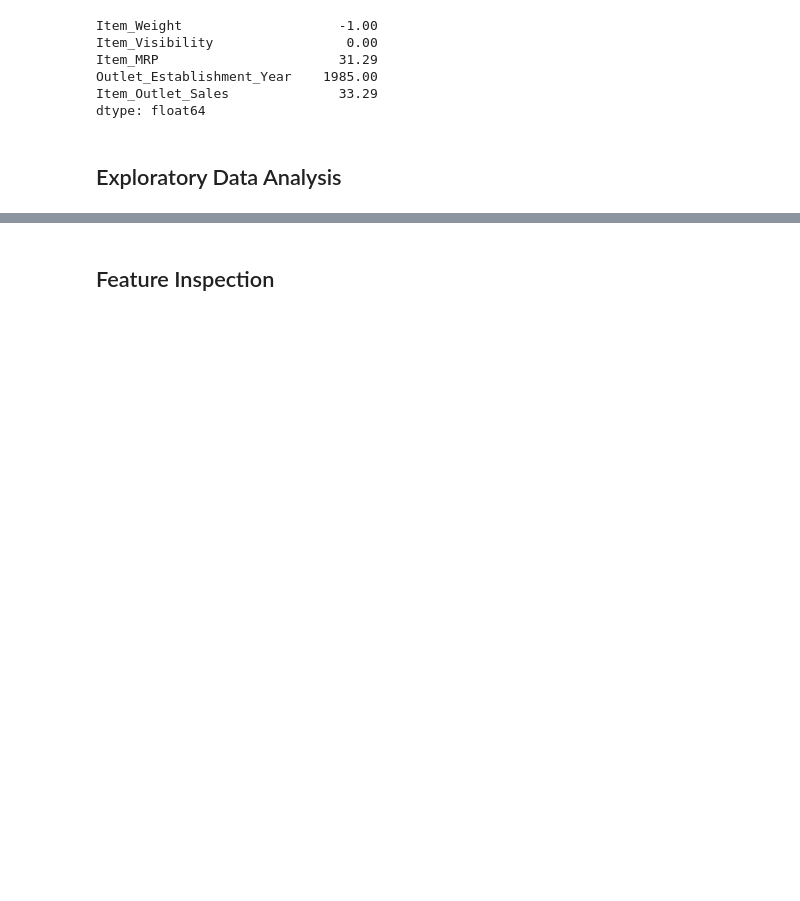
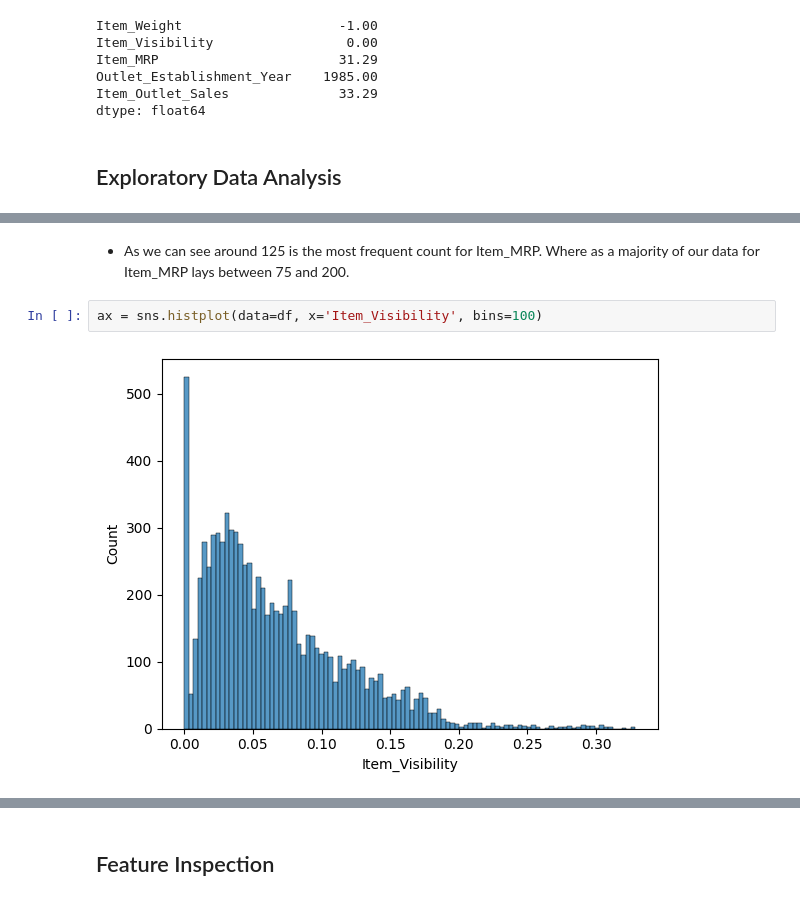
Before and after one commit to parkerholds/Prediction-of-Product-Sales, a Jupyter notebook: Prediction_of_Product_Sales.ipynb, the cells around one changed output, grey strips where cells are left out. Drawn from its saved outputs; the diff is of its cells as text; blank space fills up the shorter version.

```diff
--- a/Prediction_of_Product_Sales.ipynb
+++ b/Prediction_of_Product_Sales.ipynb
@@ -305,0 +329,6 @@ dtype: float64
+# %% [markdown]
+- As we can see around 125 is the most frequent count for Item_MRP. Where as a majority of our data for Item_MRP lays between 75 and 200.
+# %%
+ax = sns.histplot(data=df, x='Item_Visibility', bins=100)
+# %% [output]
+[figure, added]
```
Also changed, not shown: parts of 39 cells of this notebook.
